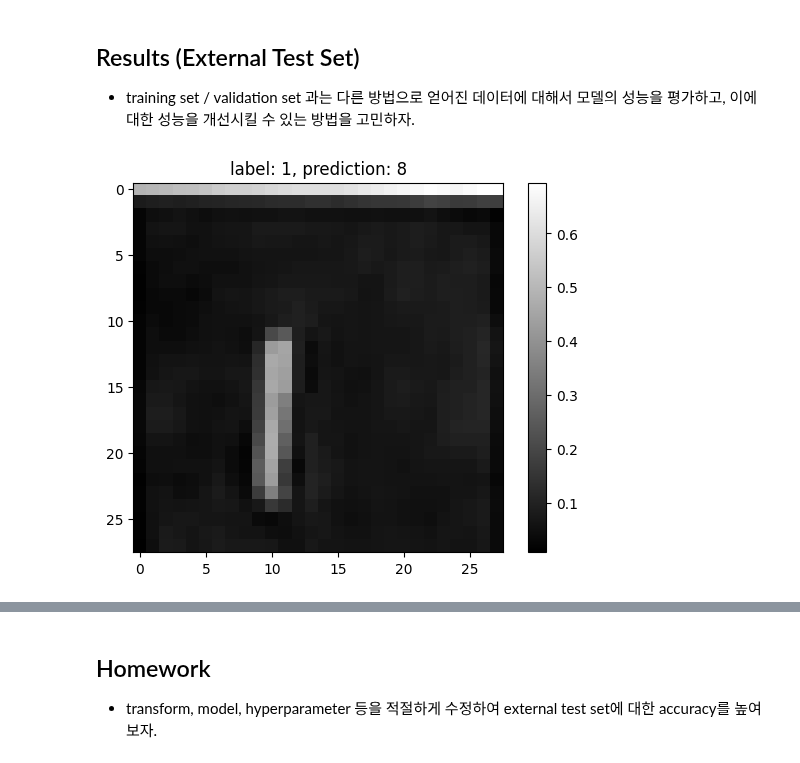
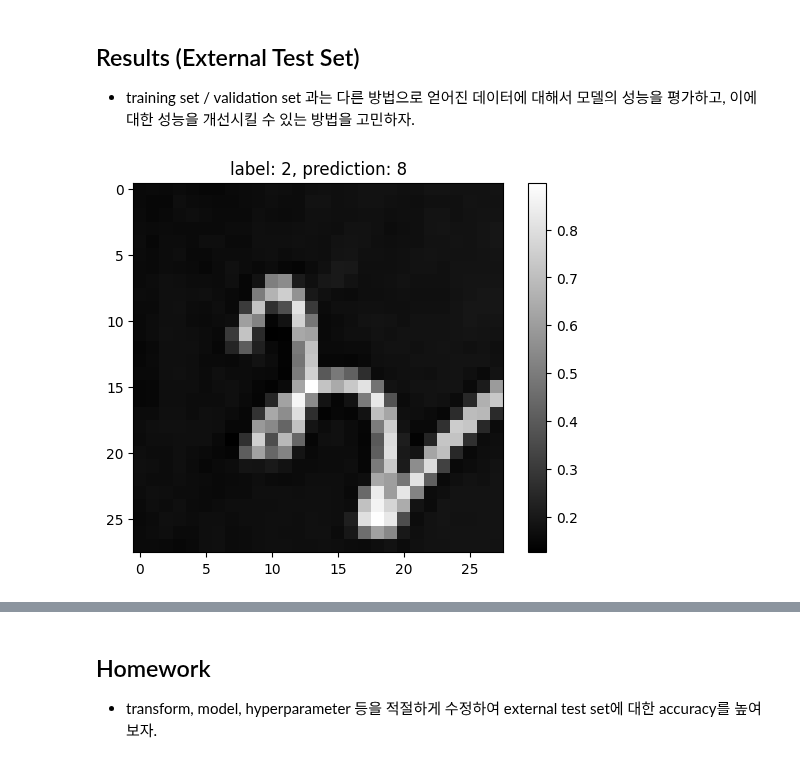
Before and after one commit to hufsaim/T10306201, a Jupyter notebook: notebook_2025/Lab10_LeNet_MNIST.ipynb, the cells around one changed output, grey strips where cells are left out. Cells and saved outputs as stored; diff of their text form; code cells hidden in the pictures.

```diff
--- a/notebook_2025/Lab10_LeNet_MNIST.ipynb
+++ b/notebook_2025/Lab10_LeNet_MNIST.ipynb
@@ -292,21 +292,21 @@ transform_test = v2.Compose(
         v2.ToTensor()
     ])
 # %%
-path_test = 'hufs_mnist_2025' # replace with your path
+path_test = 'test/hard' # replace with your path
 data_test = ImageFolder(root=path_test,transform=transform_test)
 #net.load_state_dict(torch.load(f'my_best_model.pth'))
 # %%
-n=80
+n=32
 X = 1-data_test[n][0].unsqueeze(0)
 y = data_test[n][1]
 y_hat = net(X.to(device))
 y_hat = y_hat.argmax(dim=1)
 plt.imshow(X[0,0],cmap='gray')
 plt.title(f'label: {y}, prediction: {y_hat.cpu().numpy()[0]}')
 plt.colorbar()
 plt.show()
 # %% [output]
-[figure, old version]
+[figure, new version]
 # %%
 #len(data_test)
 results = np.zeros((2,len(data_test)))
```
Also changed, not shown: parts of 7 cells of this notebook.
